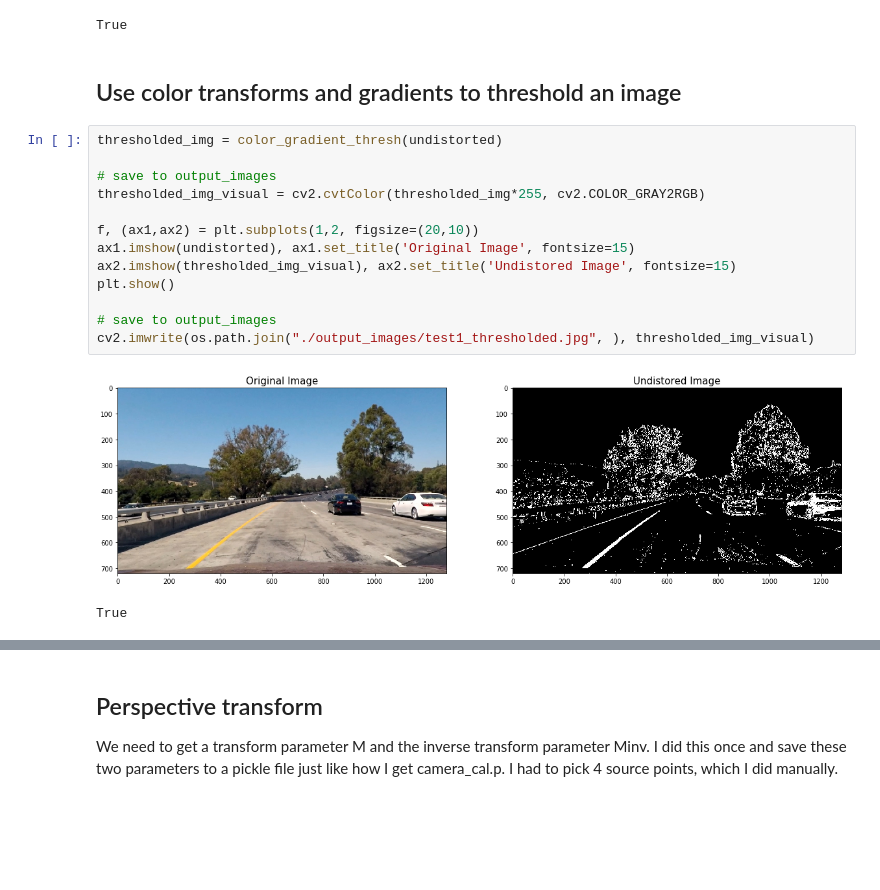
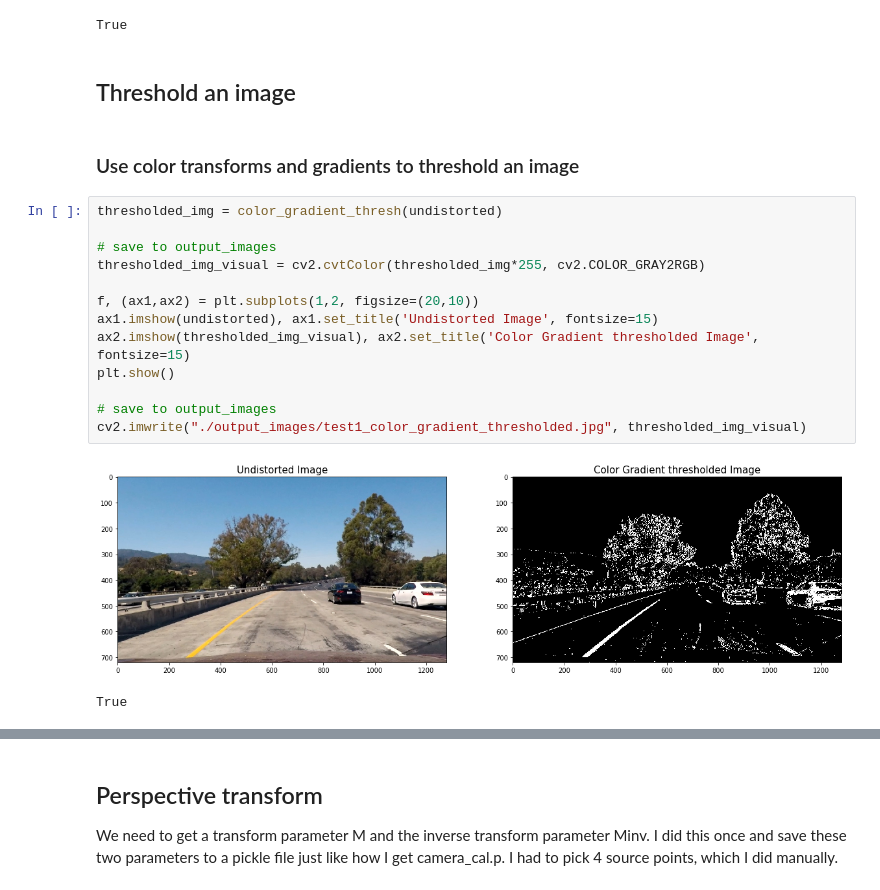
Before and after one commit to glc12125/CarND-Advanced-Lane-Lines, a Jupyter notebook: AdvancedLaneFinding.ipynb, the cells around one changed output, grey strips where cells are left out. Saved outputs shown, nothing was run; the diff lists cells and outputs as text; blank space fills up the shorter version.

```diff
--- a/AdvancedLaneFinding.ipynb
+++ b/AdvancedLaneFinding.ipynb
@@ -475,21 +692,23 @@ cv2.imwrite(os.path.join("./output_images/test1_undistored.jpg", ), bgr_undistor
 # %% [output]
 [figure]
 True
+# %% [markdown]
+## Threshold an image
 # %% [markdown]
-## Use color transforms and gradients to threshold an image
+### Use color transforms and gradients to threshold an image
 # %%
 thresholded_img = color_gradient_thresh(undistorted)
 
 # save to output_images
 thresholded_img_visual = cv2.cvtColor(thresholded_img*255, cv2.COLOR_GRAY2RGB)
 
 f, (ax1,ax2) = plt.subplots(1,2, figsize=(20,10))
-ax1.imshow(undistorted), ax1.set_title('Original Image', fontsize=15)
-ax2.imshow(thresholded_img_visual), ax2.set_title('Undistored Image', fontsize=15)
+ax1.imshow(undistorted), ax1.set_title('Undistorted Image', fontsize=15)
+ax2.imshow(thresholded_img_visual), ax2.set_title('Color Gradient thresholded Image', fontsize=15)
 plt.show()
 
 # save to output_images
-cv2.imwrite(os.path.join("./output_images/test1_thresholded.jpg", ), thresholded_img_visual)
+cv2.imwrite("./output_images/test1_color_gradient_thresholded.jpg", thresholded_img_visual)
 # %% [output]
-[figure, old version]
+[figure, new version]
 True
```
Also changed, not shown: parts of 20 cells of this notebook, 23 other files.
